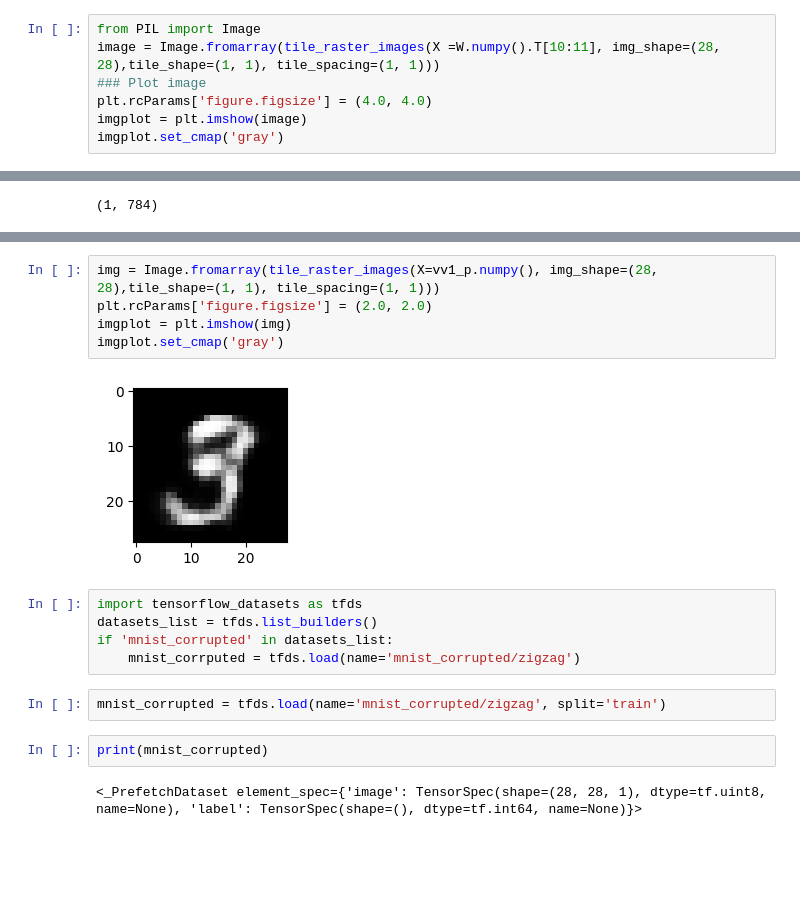
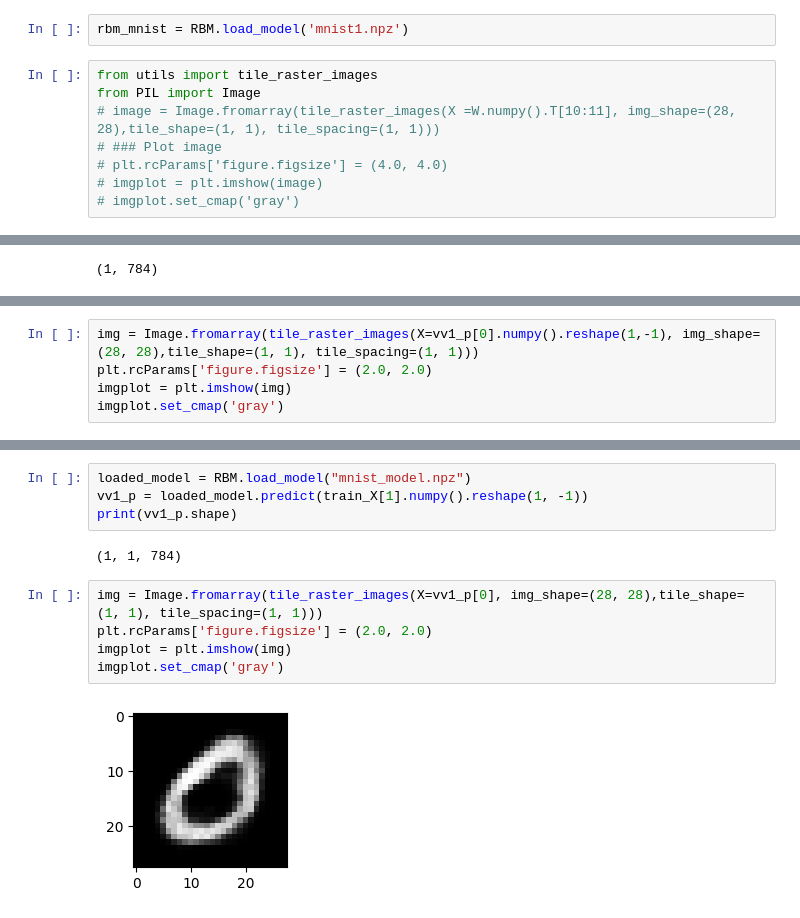
Before and after one commit to Xzanam/restricted-boltzmann-machine, a Jupyter notebook: boltzmann.ipynb, the cells around one changed output, grey strips where cells are left out. Saved outputs shown, nothing was run; the diff lists cells and outputs as text; blank space fills up the shorter version.

```diff
--- a/boltzmann.ipynb
+++ b/boltzmann.ipynb
@@ -435,7 +371,10 @@ from PIL import Image
+# %%
+rbm_mnist = RBM.load_model('mnist1.npz')
 # %%
+from utils import tile_raster_images
 from PIL import Image
-image = Image.fromarray(tile_raster_images(X =W.numpy().T[10:11], img_shape=(28, 28),tile_shape=(1, 1), tile_spacing=(1, 1)))
-### Plot image
-plt.rcParams['figure.figsize'] = (4.0, 4.0)
-imgplot = plt.imshow(image)
-imgplot.set_cmap('gray')
+# image = Image.fromarray(tile_raster_images(X =W.numpy().T[10:11], img_shape=(28, 28),tile_shape=(1, 1), tile_spacing=(1, 1)))
+# ### Plot image
+# plt.rcParams['figure.figsize'] = (4.0, 4.0)
+# imgplot = plt.imshow(image)
+# imgplot.set_cmap('gray')
@@ -484,0 +423,5 @@ activated nodes in hidden layer: tf.Tensor(
+# %%
+img = Image.fromarray(tile_raster_images(X=vv1_p[0].numpy().reshape(1,-1), img_shape=(28, 28),tile_shape=(1, 1), tile_spacing=(1, 1)))
+plt.rcParams['figure.figsize'] = (2.0, 2.0)
+imgplot = plt.imshow(img)
+imgplot.set_cmap('gray')
@@ -485,18 +430,13 @@ activated nodes in hidden layer: tf.Tensor(
+# %%
+loaded_model = RBM.load_model("mnist_model.npz")
+vv1_p = loaded_model.predict(train_X[1].numpy().reshape(1, -1))
+print(vv1_p.shape)
+# %% [output]
+(1, 1, 784)
 # %%
-img = Image.fromarray(tile_raster_images(X=vv1_p.numpy(), img_shape=(28, 28),tile_shape=(1, 1), tile_spacing=(1, 1)))
+img = Image.fromarray(tile_raster_images(X=vv1_p[0], img_shape=(28, 28),tile_shape=(1, 1), tile_spacing=(1, 1)))
 plt.rcParams['figure.figsize'] = (2.0, 2.0)
 imgplot = plt.imshow(img)
 imgplot.set_cmap('gray')
 # %% [output]
-[figure, old version]
+[figure, new version]
-# %%
-import tensorflow_datasets as tfds
-datasets_list = tfds.list_builders()
-if 'mnist_corrupted' in datasets_list:
-    mnist_corrputed = tfds.load(name='mnist_corrupted/zigzag')
-# %%
-mnist_corrupted = tfds.load(name='mnist_corrupted/zigzag', split='train')
-# %%
-print(mnist_corrupted)
-# %% [output]
-<_PrefetchDataset element_spec={'image': TensorSpec(shape=(28, 28, 1), dtype=tf.uint8, name=None), 'label': TensorSpec(shape=(), dtype=tf.int64, name=None)}>
```
Also changed, not shown: parts of 25 cells of this notebook, 2 other files.
